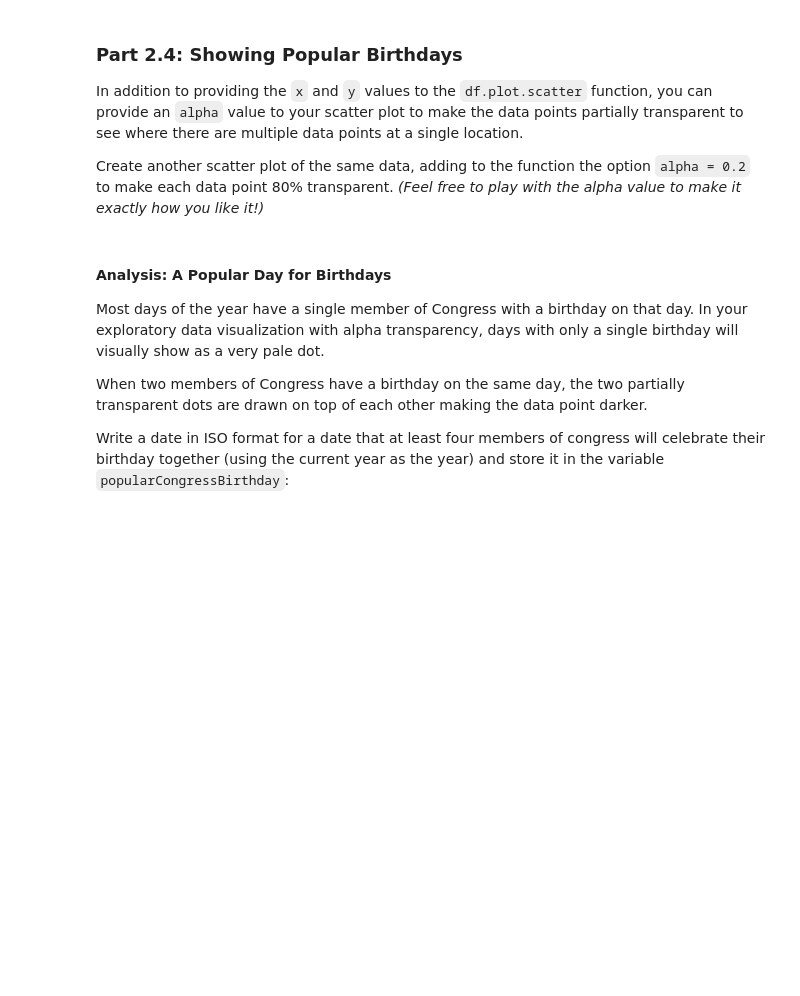
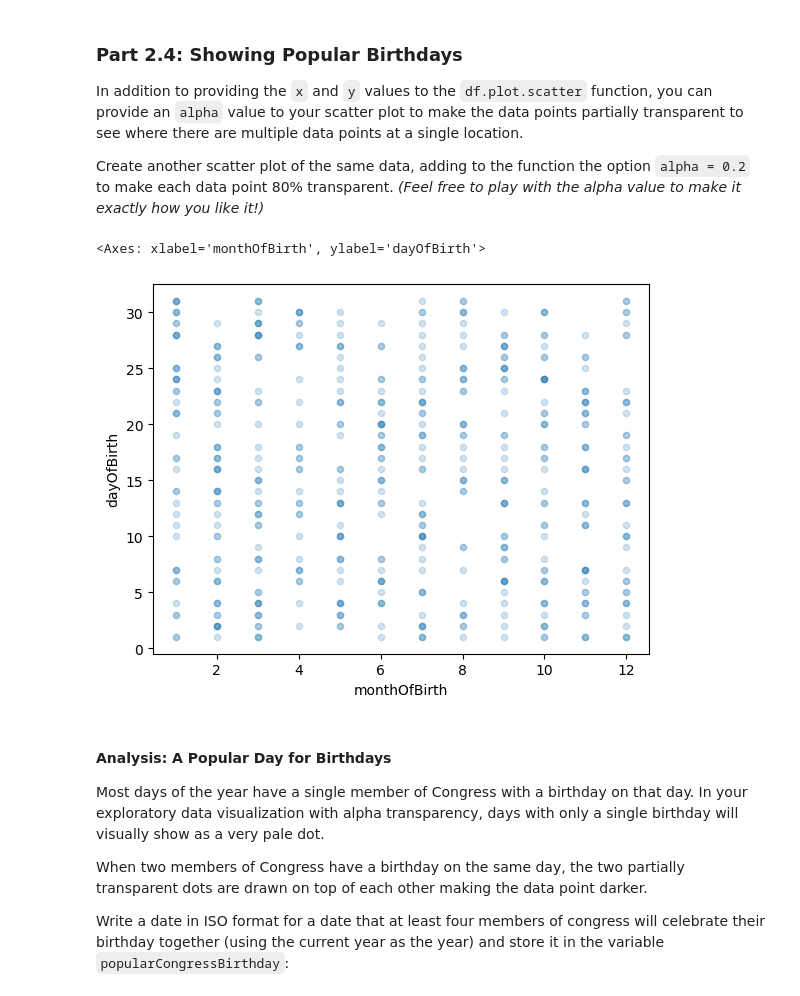
Before and after one commit to dbsebastian/micro_pr1, a Jupyter notebook: microproject-04-us-congress/microproject-04-us-congress.ipynb, the cells around one changed output. Saved outputs shown, nothing was run; the diff lists cells and outputs as text; code cells hidden in the pictures; blank space fills up the shorter version.

```diff
--- a/microproject-04-us-congress/microproject-04-us-congress.ipynb
+++ b/microproject-04-us-congress/microproject-04-us-congress.ipynb
@@ -241,7 +360,10 @@ In addition to providing the `x` and `y` values to the `df.plot.scatter` functio
 Create another scatter plot of the same data, adding to the function the option `alpha = 0.2` to make each data point 80% transparent.  *(Feel free to play with the alpha value to make it exactly how you like it!)*
 # %%
 # Create a scatter plot with alpha transparency of your data points:
-...
+df.plot.scatter(x="monthOfBirth", y="dayOfBirth", alpha=0.2)
+# %% [output]
+<Axes: xlabel='monthOfBirth', ylabel='dayOfBirth'>
+[figure, added]
 # %% [markdown]
 #### Analysis: A Popular Day for Birthdays
 
```
Also changed, not shown: parts of 29 cells of this notebook.
